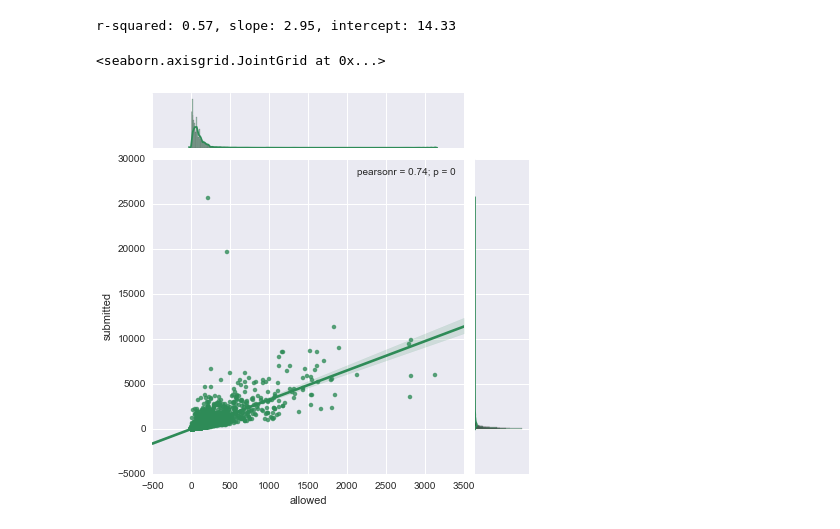
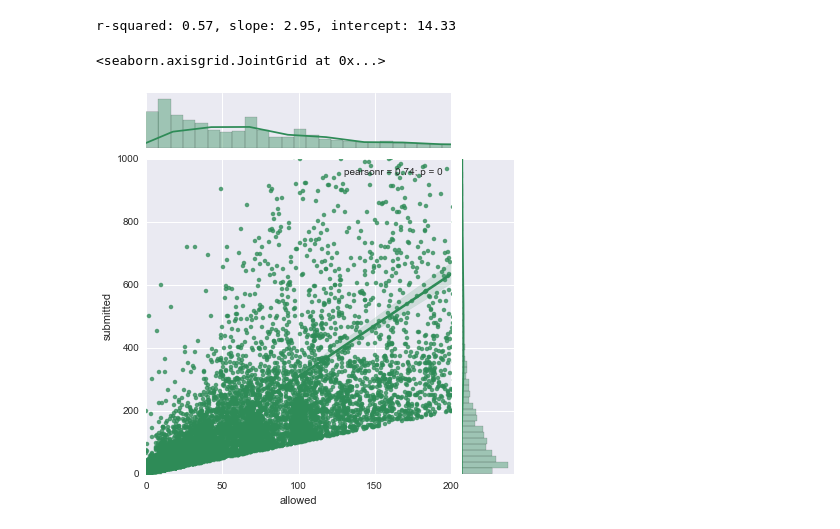
Before and after one commit to TheDataGuild/HealthBase, a Jupyter notebook: data/eda_5_26.ipynb, the cells around one changed output. Cells and saved outputs as stored; diff of their text form; code cells hidden in the pictures.

Commit message:
xlim, ylim

```diff
--- a/data/eda_5_26.ipynb
+++ b/data/eda_5_26.ipynb
@@ -22,8 +22,7 @@ np.random.seed(10)
 rows = np.random.choice(df.index.values, 10000, replace=False)
 df_sample = df.ix[rows]
 # %%
-# interesting threshold at ~400 on allowed axis
-sns.jointplot("allowed", "submitted", df_sample, kind="reg", color="seagreen")
+sns.jointplot("allowed", "submitted", df_sample, kind="reg", color="seagreen", xlim=(0,200), ylim=(0,1000))
 # %% [output]
 <seaborn.axisgrid.JointGrid at 0x...>
-[figure, old version]
+[figure, new version]
```
Also changed, not shown: parts of 2 cells of this notebook.
